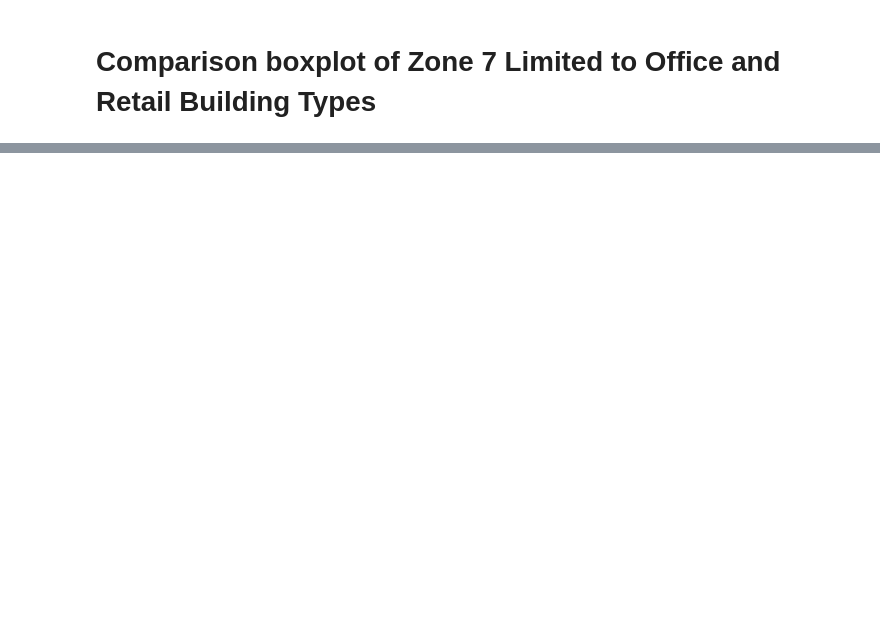
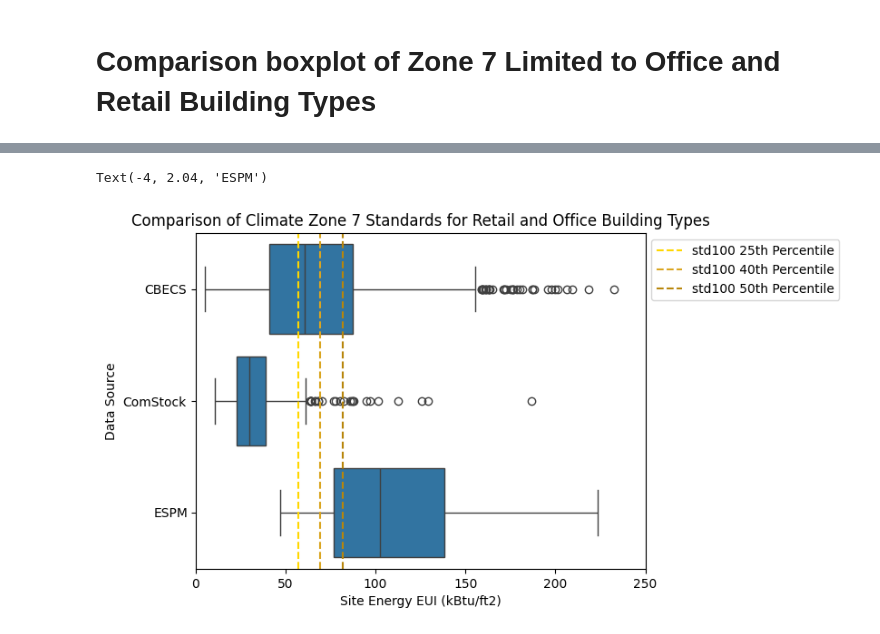
Before and after one commit to SEED-platform/compare-building-data, a Jupyter notebook: analysis.ipynb, the cells around one changed output, grey strips where cells are left out. Cells and saved outputs as stored; diff of their text form; code cells hidden in the pictures; blank space fills up the shorter version.

```diff
--- a/analysis.ipynb
+++ b/analysis.ipynb
@@ -263,11 +376,11 @@ plt.xlim(0, 250)
 #   add in literal column for data_source for union
 #   Filter just to climate zone "Cold or Very Cold" (See lookups.py in the cbecs data folder for additional definitions for different numbers, not the same as climate zone numbers)
 #   Select data needed for union and visualization
-cbecs2018_OfficeAndRetail = cbecs2018[cbecs2018["PBA"].isin([2, 25])]
-cbecs2018_OfficeAndRetail["EUI _kBTUft2"] = cbecs2018_OfficeAndRetail["MFBTU"] / cbecs2018_OfficeAndRetail["SQFT"]
-cbecs2018_OfficeAndRetail["data_source"] = "CBECS"
-cbecs2018_OfficeAndRetail["PUBCLIM"] = 1
-cbecs2018_OfficeAndRetailForComparison = cbecs2018_OfficeAndRetail[["data_source", "EUI _kBTUft2"]]
+cbecs2018_office_and_retail= cbecs2018[cbecs2018["PBA"].isin([2, 25])]
+cbecs2018_office_and_retail["EUI _kBTUft2"] = cbecs2018_office_and_retail["MFBTU"] / cbecs2018_office_and_retail["SQFT"]
+cbecs2018_office_and_retail["data_source"] = "CBECS"
+cbecs2018_office_and_retail["PUBCLIM"] = 1
+cbecs2018_office_and_retail_for_union = cbecs2018_office_and_retail[["data_source", "EUI _kBTUft2"]]
 
 # Comstock Data Handling:
 #   Filter to retail and office building types
@@ -276,71 +389,74 @@ cbecs2018_OfficeAndRetailForComparison = cbecs2018_OfficeAndRetail[["data_source
 #   add in literal column for data_source for union and display in visualization
 #   Select data needed for union and visualization
 #   Rename columns for union
-comstock_OfficeAndRetail = df_all[
+comstock_office_and_retail= df_all[
     df_all["in.comstock_building_type"].isin(["LargeOffice", "SmallOffice", "RetailStandalone", "MediumOffice"])
 ]
-comstock_OfficeAndRetail_cz7 = comstock_OfficeAndRetail[comstock_OfficeAndRetail["in.ashrae_iecc_climate_zone_2006"].str.contains("7")]
-comstock_OfficeAndRetail_cz7["data_source"] = "COMSTOCK"
-comstock_OfficeAndRetail_cz7ForComparison = comstock_OfficeAndRetail_cz7[
+comstock_office_and_retail_cz7 = comstock_office_and_retail[comstock_office_and_retail["in.ashrae_iecc_climate_zone_2006"].str.contains("7")]
+comstock_office_and_retail_cz7["data_source"] = "ComStock"
+comstock_office_and_retail_cz7_for_union = comstock_office_and_retail_cz7[
     ["data_source", "out.site_energy.total.energy_consumption_intensity"]
 ]
-comstock_OfficeAndRetail_cz7ForComparison = comstock_OfficeAndRetail_cz7ForComparison.rename(
+comstock_office_and_retail_cz7_for_union = comstock_office_and_retail_cz7_for_union.rename(
     columns={"out.site_energy.total.energy_consumption_intensity": "EUI _kBTUft2"}
 )
 
 # ESPM Data Handling
 #   Filter to retail and office building types
 #       Note: did not include "Mailing Center/Post Office", "Medical Office", or "Veterinary Office"
-#   add in literal column for data_source for union and display in visualization
 #   Filter just to climate zone 7 (very cold)
-#   Select data needed for union and visualization
-#   Rename columns for union
-espm_data_OfficeAndRetail = espm_data[
+espm_data_office_and_retail= espm_data[
     espm_data["PropertyTypeSubcategory"].isin(["Other - Retail/Mall", "Retail Store", "Financial Office", "Office"])
 ]
-espm_data_OfficeAndRetail["data_source"] = "ESPM"
-espm_data_OfficeAndRetail = espm_data_OfficeAndRetail[espm_data_OfficeAndRetail["ClimateZone"].str.contains("7")]
-espm_data_OfficeAndRetail = espm_data_OfficeAndRetail[["data_source", "Median"]]
-espm_data_OfficeAndRetailForComparison = espm_data_OfficeAndRetail.rename(columns={"Median": "EUI _kBTUft2"})
+espm_data_office_and_retail= espm_data_office_and_retail[espm_data_office_and_retail["ClimateZone"].str.contains("7")]
 
-# Union data_sources for visualization
+# Union CBECs and ComStock data for visualization
 union_df = pd.concat(
-    [cbecs2018_OfficeAndRetailForComparison, comstock_OfficeAndRetail_cz7ForComparison, espm_data_OfficeAndRetailForComparison],
+    [cbecs2018_office_and_retail_for_union, comstock_office_and_retail_cz7_for_union],
     ignore_index=True,
 )
 
-# Create box plot
+# Create box plot for unioned data
 sns.boxplot(data=union_df, x="EUI _kBTUft2", y="data_source")
+
+#layer in box plot for ESPM data (data in very different format so this step is required to get it to display correctly)
+sns.boxplot(data=[espm_data_cz7["FifthPercentile"].mean(), espm_data_cz7["TwentyFifthPercentile"].mean(), espm_data_cz7["Median"].mean(), espm_data_cz7["SeventyFifthPercentile"].mean(), espm_data_cz7["NinetyFifthPercentile"].mean()], orient="h", color="tab:blue")
 
 # Create percentile lines, averaged for all building types in zone 7
 # Filter to retail and office building types
 #   Note: Did not include "Medical office (nondiagnostic)", "Medical office (diagnostic)","Post office/postal center", "Courthouse/probation office","Enclosed mall", or "Strip shopping mall"
-std100_25thPercentile_OfficeAndRetail = std100_25thPercentile[
-    std100_25thPercentile["Commercial Building Type"].isin(
+std100_25th_percentile_office_and_retail= std100_25th_percentile[
+    std100_25th_percentile["Commercial Building Type"].isin(
         ["Other retail", "Retail store", "Admin/professional office", "Government office", "Mixed-use office", "Other office"]
     )
 ]
-std100_25thPercentile_mean_OfficeAndRetail = std100_25thPercentile_OfficeAndRetail[7].mean()
+std100_25th_percentile_mean_office_and_retail= std100_25th_percentile_office_and_retail[7].mean()
 
-std100_40thPercentile_OfficeAndRetail = std100_40thPercentile[
-    std100_40thPercentile["Commercial Building Type"].isin(
+std100_40th_percentile_office_and_retail= std100_40th_percentile[
+    std100_40th_percentile["Commercial Building Type"].isin(
         ["Other retail", "Retail store", "Admin/professional office", "Government office", "Mixed-use office", "Other office"]
     )
 ]
-std100_40thPercentile_mean_OfficeAndRetail = std100_40thPercentile_OfficeAndRetail[7].mean()
+std100_40th_percentile_mean_office_and_retail= std100_40th_percentile_office_and_retail[7].mean()
 
-std100_50thPercentile_OfficeAndRetail = std100_50thPercentile[
-    std100_50thPercentile["Commercial Building Type"].isin(
+std100_50th_percentile_office_and_retail= std100_50th_percentile[
+    std100_50th_percentile["Commercial Building Type"].isin(
         ["Other retail", "Retail store", "Admin/professional office", "Government office", "Mixed-use office", "Other office"]
     )
 ]
-std100_50thPercentile_mean_OfficeAndRetail = std100_50thPercentile_OfficeAndRetail[7].mean()
+std100_50th_percentile_mean_office_and_retail= std100_50th_percentile_office_and_retail[7].mean()
 
 
-plt.axvline(std100_25thPercentile_mean_OfficeAndRetail, color="r", linestyle="--")
-plt.axvline(std100_40thPercentile_mean_OfficeAndRetail, color="g", linestyle="--")
-plt.axvline(std100_50thPercentile_mean_OfficeAndRetail, color="b", linestyle="--")
+plt.axvline(std100_25th_percentile_mean_office_and_retail, color="gold", linestyle="--", label="std100 25th Percentile")
+plt.axvline(std100_40th_percentile_mean_office_and_retail, color="goldenrod", linestyle="--", label="std100 40th Percentile")
+plt.axvline(std100_50th_percentile_mean_office_and_retail, color="darkgoldenrod", linestyle="--", label="std100 50th Percentile")
+plt.legend(bbox_to_anchor = (1.0, 1), loc = 'upper left')
 plt.xlabel("Site Energy EUI (kBtu/ft2)")
 plt.ylabel("Data Source")
 plt.title("Comparison of Climate Zone 7 Standards for Retail and Office Building Types")
 plt.xlim(0, 250)
+
+#Create label for ESPM data
+text_kwargs = dict(ha='right', va='baseline', fontsize=10, color='black')
+plt.text(-4, 2.04, 'ESPM', **text_kwargs)
+# %% [output]
@@ -346,0 +483,2 @@ plt.xlim(0, 250)
+Text(-4, 2.04, 'ESPM')
+[figure, added]
```
Also changed, not shown: parts of 13 cells of this notebook, 1 other file.
